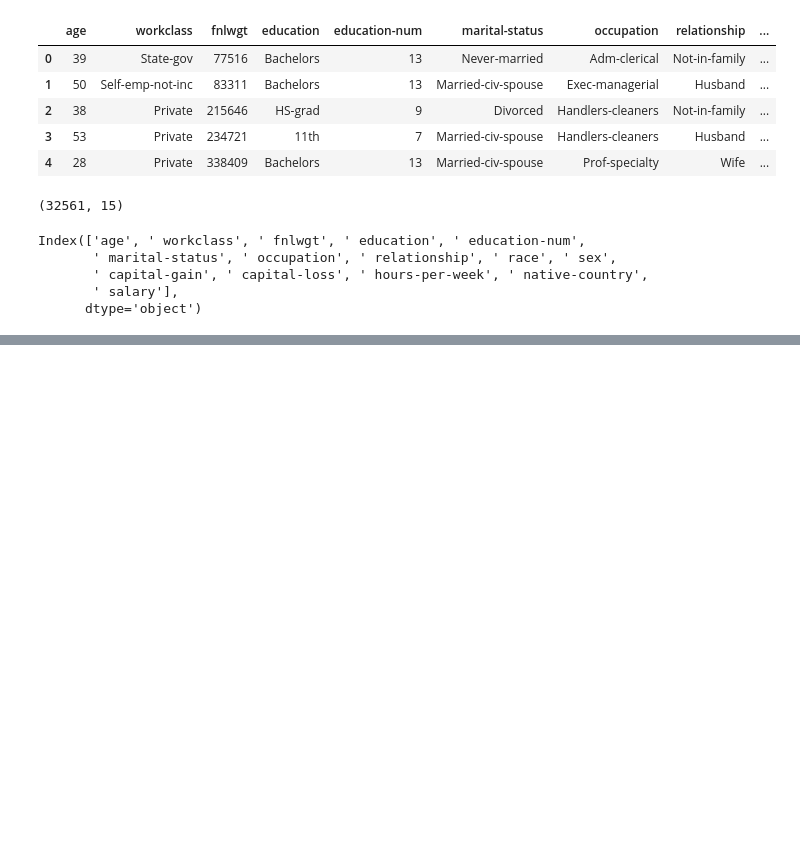
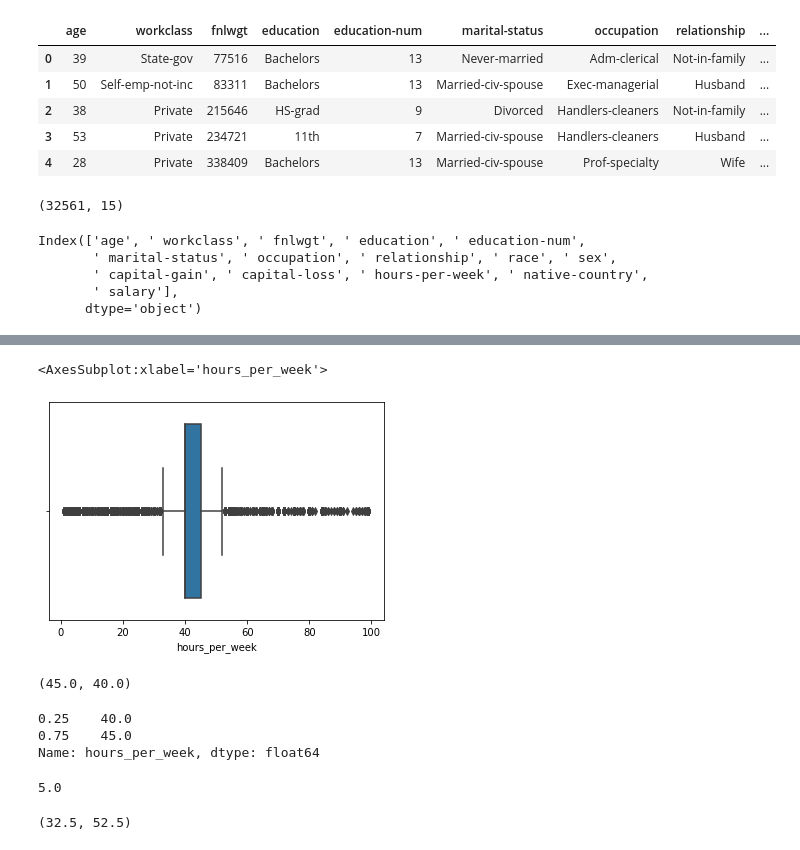
Before and after one commit to ram-polisetti/DataScience, a Jupyter notebook: AdultSalaryPrediction/AdultSalaryPrediction.ipynb, the cells around one changed output, grey strips where cells are left out. Drawn from its saved outputs; the diff is of its cells as text; code cells hidden in the pictures; blank space fills up the shorter version.

```diff
--- a/AdultSalaryPrediction/AdultSalaryPrediction.ipynb
+++ b/AdultSalaryPrediction/AdultSalaryPrediction.ipynb
@@ -43,0 +181,27 @@ Index(['age', ' workclass', ' fnlwgt', ' education', ' education_num',
+# %%
+sns.boxplot(salary_data.hours_per_week)
+# %% [output]
+<AxesSubplot:xlabel='hours_per_week'>
+[figure, added]
+# %%
+salary_data.hours_per_week.quantile(0.75), salary_data.hours_per_week.quantile(0.25)
+# %% [output]
+(45.0, 40.0)
+# %%
+salary_data.hours_per_week.quantile([0.25, 0.75])
+# %% [output]
+0.25    40.0
+0.75    45.0
+Name: hours_per_week, dtype: float64
+# %%
+IQR = salary_data.hours_per_week.quantile(0.75) - salary_data.hours_per_week.quantile(0.25)
+IQR
+# %% [output]
+5.0
+# %%
+lower_range = salary_data.hours_per_week.quantile(0.25) - (1.5 * IQR)
+upper_range = salary_data.hours_per_week.quantile(0.75) + (1.5 * IQR)
+
+lower_range, upper_range
+# %% [output]
+(32.5, 52.5)
```
Also changed, not shown: parts of 23 cells of this notebook.
